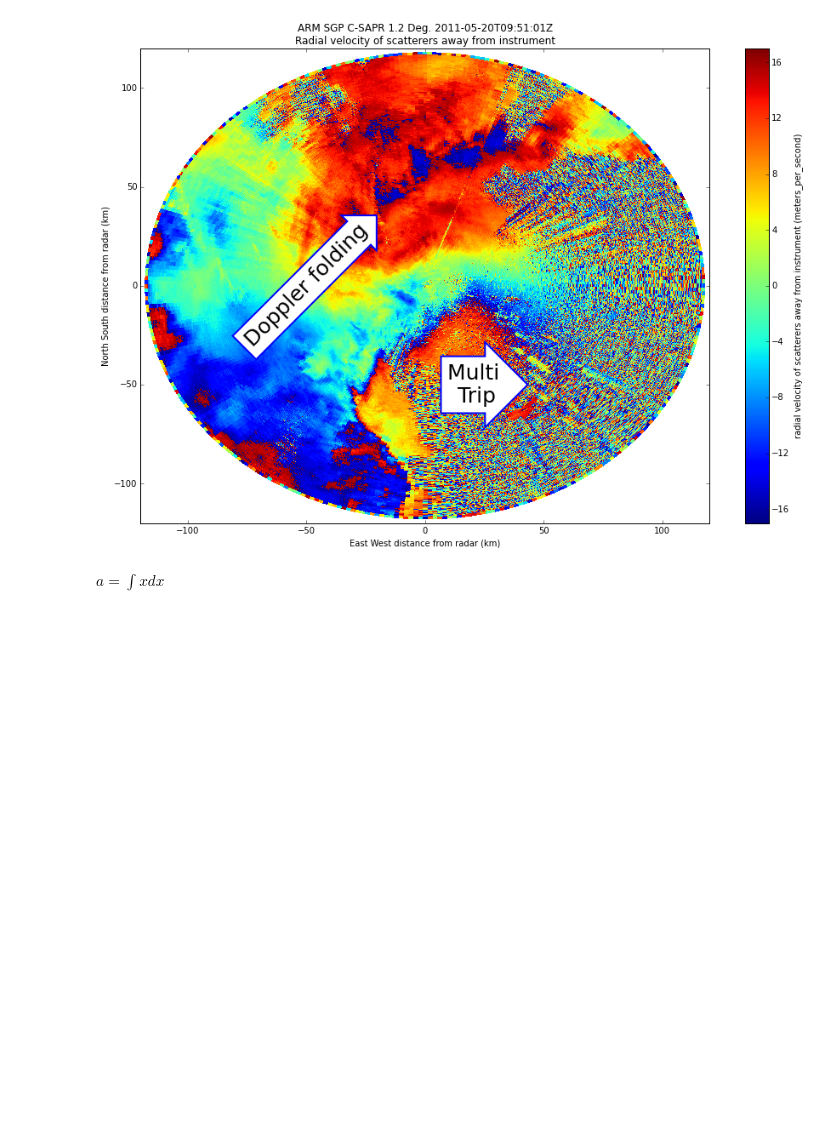
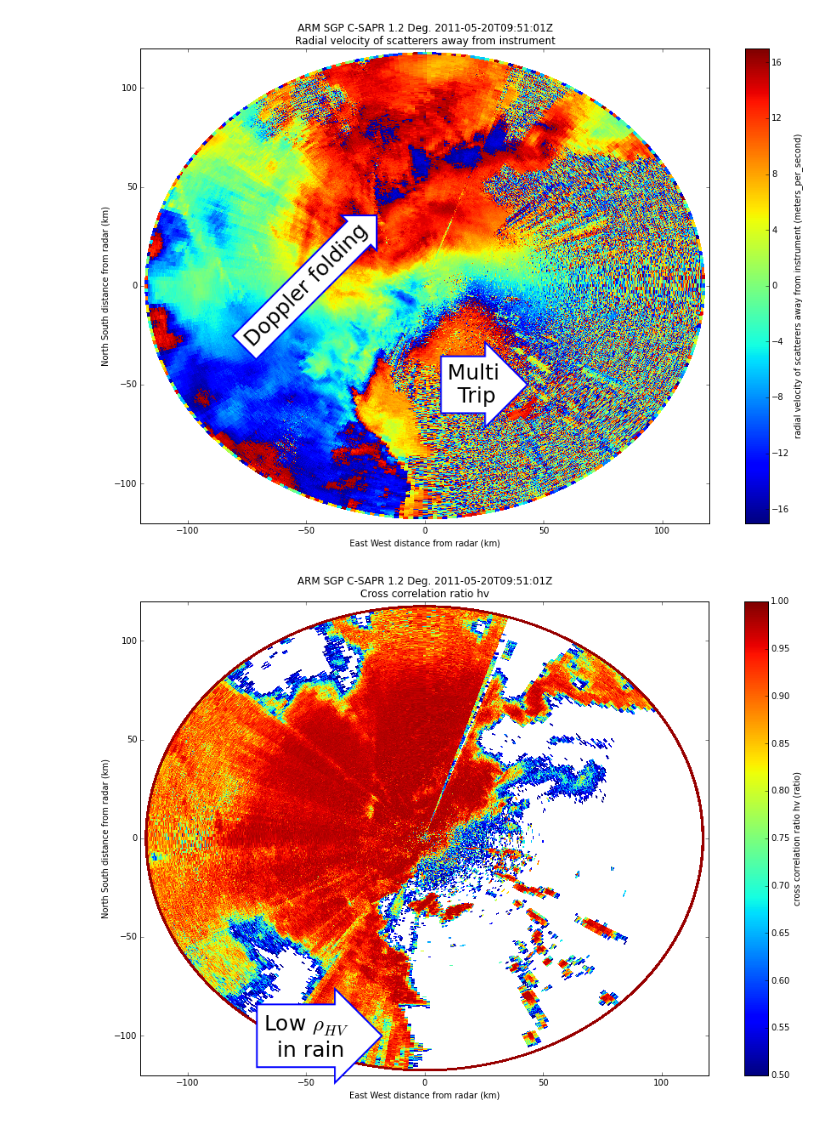
Before and after one commit to ANL-DIGR/openvap, a Jupyter notebook: development/cmac2/notebooks/1 exploration of X and C SAPR data and texture.ipynb, the cells around one changed output. Cells and saved outputs as stored; diff of their text form; code cells hidden in the pictures; blank space fills up the shorter version.

```diff
--- a/development/cmac2/notebooks/1 exploration of X and C SAPR data and texture.ipynb
+++ b/development/cmac2/notebooks/1 exploration of X and C SAPR data and texture.ipynb
@@ -105,5 +126,17 @@ t2 = plt.gca().text(20, -50, "Multi \n Trip", ha="center", va="center", rotation
             bbox=bbox_props)
 # %% [output]
 [figure]
-# %% [markdown]
-$a=\int x dx$
+# %%
+display = pyart.graph.RadarDisplay(csapr_radar)
+fig = plt.figure(figsize = [15,10])
+display.plot_ppi('cross_correlation_ratio', sweep = 1, vmin = .5, vmax =1)
+bbox_props = dict(boxstyle="rarrow,pad=0.3", fc="white", ec="b", lw=2)
+
+display.set_limits(xlim = [-120, 120], ylim = [-120, 120])
+
+
+t2 = plt.gca().text(-50, -100, r"Low $\rho_{HV}$" "\n in rain ", ha="center", va="center", rotation=0,
+            size=25,
+            bbox=bbox_props)
+# %% [output]
+[figure, added]
```
Also changed, not shown: parts of 4 cells of this notebook.
